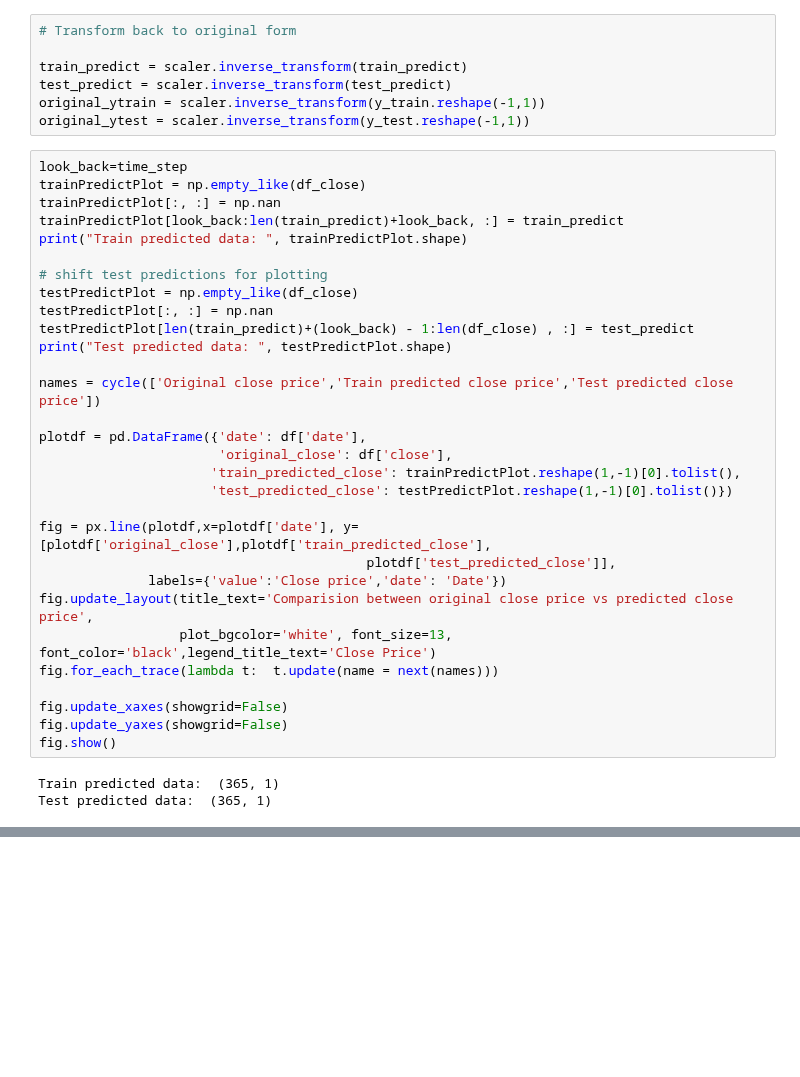
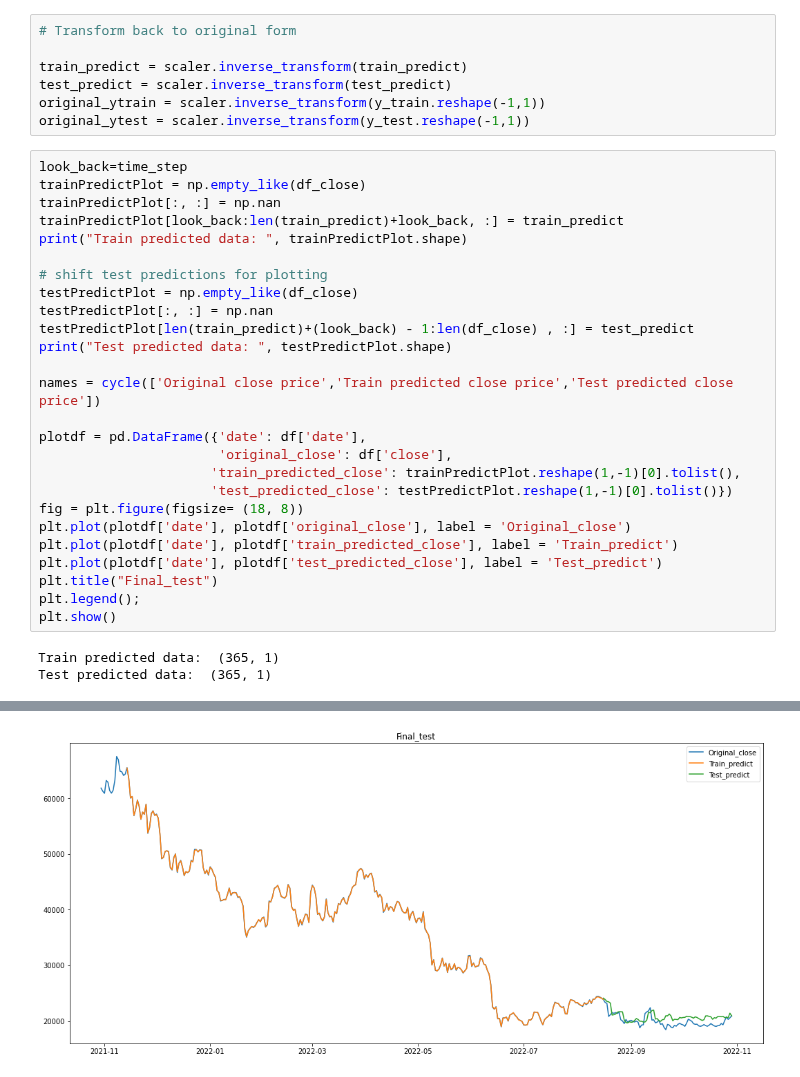
Before and after one commit to huy2212/bitcoin_price_prediction, a Jupyter notebook: XG_BOOST.ipynb, the cells around one changed output, grey strips where cells are left out. Cells and saved outputs as stored; diff of their text form; blank space fills up the shorter version.

```diff
--- a/XG_BOOST.ipynb
+++ b/XG_BOOST.ipynb
@@ -198,17 +198,13 @@ plotdf = pd.DataFrame({'date': df['date'],
                        'original_close': df['close'],
                       'train_predicted_close': trainPredictPlot.reshape(1,-1)[0].tolist(),
                       'test_predicted_close': testPredictPlot.reshape(1,-1)[0].tolist()})
-
-fig = px.line(plotdf,x=plotdf['date'], y=[plotdf['original_close'],plotdf['train_predicted_close'],
-                                          plotdf['test_predicted_close']],
-              labels={'value':'Close price','date': 'Date'})
-fig.update_layout(title_text='Comparision between original close price vs predicted close price',
-                  plot_bgcolor='white', font_size=13, font_color='black',legend_title_text='Close Price')
-fig.for_each_trace(lambda t:  t.update(name = next(names)))
-
-fig.update_xaxes(showgrid=False)
-fig.update_yaxes(showgrid=False)
-fig.show()
+fig = plt.figure(figsize= (18, 8))
+plt.plot(plotdf['date'], plotdf['original_close'], label = 'Original_close')
+plt.plot(plotdf['date'], plotdf['train_predicted_close'], label = 'Train_predict')
+plt.plot(plotdf['date'], plotdf['test_predicted_close'], label = 'Test_predict')
+plt.title("Final_test")
+plt.legend();
+plt.show()
 # %% [output]
 Train predicted data:  (365, 1)
 Test predicted data:  (365, 1)
@@ -215,0 +211 @@ Test predicted data:  (365, 1)
+[figure, added]
```
Also changed, not shown: parts of 1 cell of this notebook.
